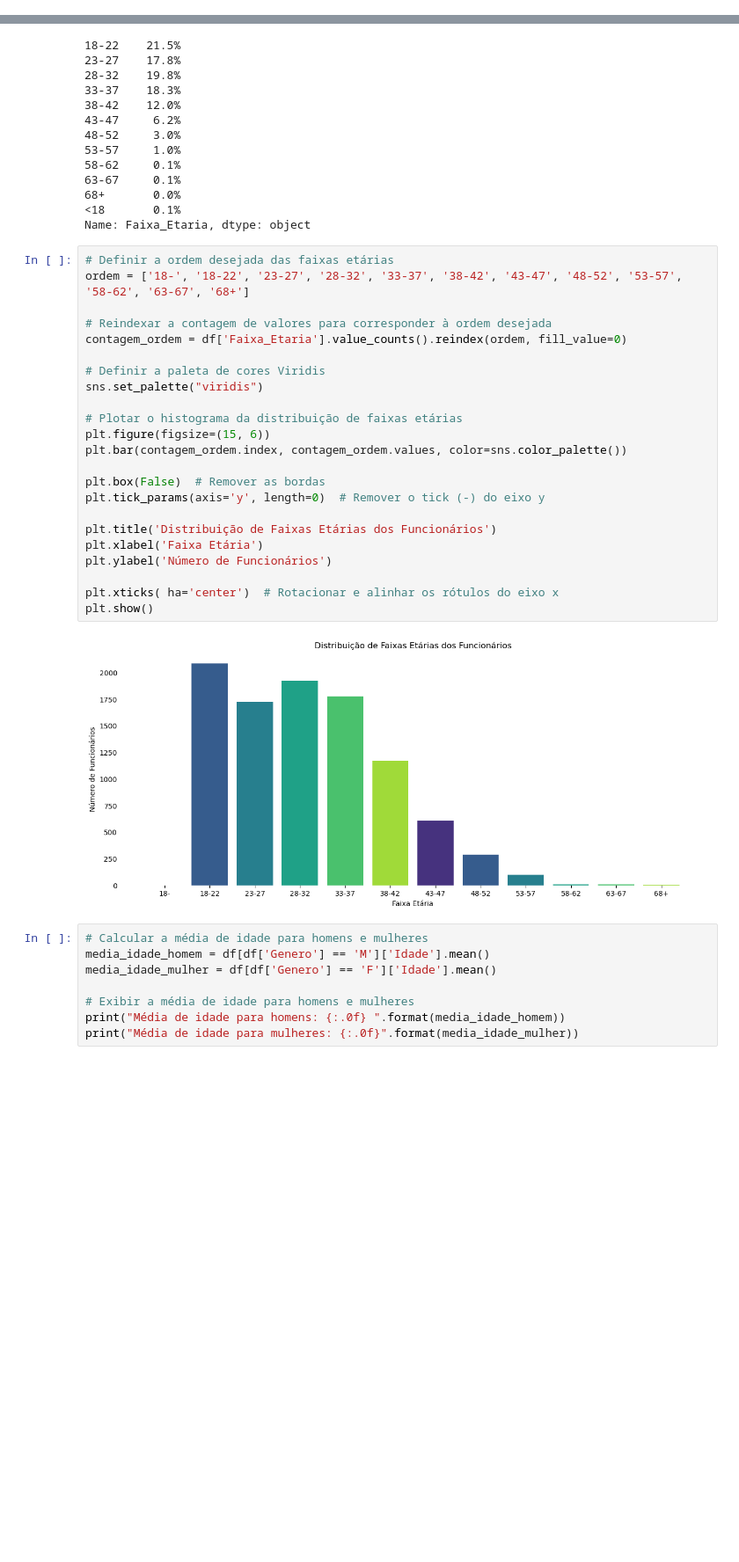
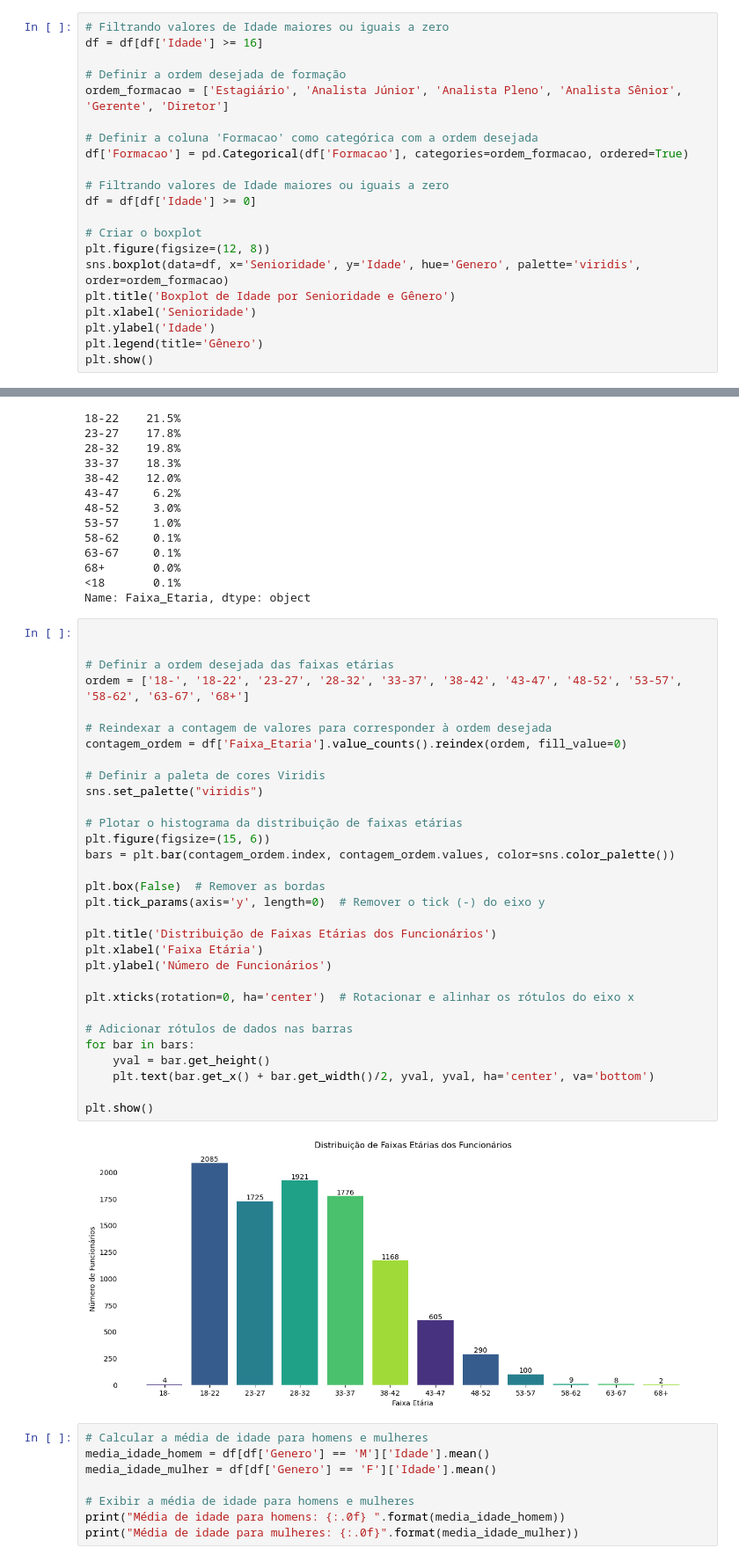
Before and after one commit to pedrolustosab/AdaHack-Dados, a Jupyter notebook: Análise Exploratória.ipynb, the cells around one changed output, grey strips where cells are left out. Shown at 88% size. Cells and saved outputs as stored; diff of their text form; blank space fills up the shorter version.

Commit message:
Idade

```diff
--- a/Análise Exploratória.ipynb
+++ b/Análise Exploratória.ipynb
@@ -675,0 +654,21 @@ plt.show()
+# %%
+# Filtrando valores de Idade maiores ou iguais a zero
+df = df[df['Idade'] >= 16]
+
+# Definir a ordem desejada de formação
+ordem_formacao = ['Estagiário', 'Analista Júnior', 'Analista Pleno', 'Analista Sênior', 'Gerente', 'Diretor']
+
+# Definir a coluna 'Formacao' como categórica com a ordem desejada
+df['Formacao'] = pd.Categorical(df['Formacao'], categories=ordem_formacao, ordered=True)
+
+# Filtrando valores de Idade maiores ou iguais a zero
+df = df[df['Idade'] >= 0]
+
+# Criar o boxplot
+plt.figure(figsize=(12, 8))
+sns.boxplot(data=df, x='Senioridade', y='Idade', hue='Genero', palette='viridis', order=ordem_formacao)
+plt.title('Boxplot de Idade por Senioridade e Gênero')
+plt.xlabel('Senioridade')
+plt.ylabel('Idade')
+plt.legend(title='Gênero')
+plt.show()
@@ -707,30 +708,38 @@ Porcentagem de funcionários em cada faixa etária:
 <18       0.1%
 Name: Faixa_Etaria, dtype: object
 # %%
+
+
 # Definir a ordem desejada das faixas etárias
 ordem = ['18-', '18-22', '23-27', '28-32', '33-37', '38-42', '43-47', '48-52', '53-57', '58-62', '63-67', '68+']
 
 # Reindexar a contagem de valores para corresponder à ordem desejada
 contagem_ordem = df['Faixa_Etaria'].value_counts().reindex(ordem, fill_value=0)
 
 # Definir a paleta de cores Viridis
 sns.set_palette("viridis")
 
 # Plotar o histograma da distribuição de faixas etárias
 plt.figure(figsize=(15, 6))
-plt.bar(contagem_ordem.index, contagem_ordem.values, color=sns.color_palette())
+bars = plt.bar(contagem_ordem.index, contagem_ordem.values, color=sns.color_palette())
 
 plt.box(False)  # Remover as bordas
 plt.tick_params(axis='y', length=0)  # Remover o tick (-) do eixo y
 
 plt.title('Distribuição de Faixas Etárias dos Funcionários')
 plt.xlabel('Faixa Etária')
 plt.ylabel('Número de Funcionários')
 
-plt.xticks( ha='center')  # Rotacionar e alinhar os rótulos do eixo x
+plt.xticks(rotation=0, ha='center')  # Rotacionar e alinhar os rótulos do eixo x
+
+# Adicionar rótulos de dados nas barras
+for bar in bars:
+    yval = bar.get_height()
+    plt.text(bar.get_x() + bar.get_width()/2, yval, yval, ha='center', va='bottom')
+
 plt.show()
 # %% [output]
-[figure, old version]
+[figure, new version]
 # %%
 # Calcular a média de idade para homens e mulheres
 media_idade_homem = df[df['Genero'] == 'M']['Idade'].mean()
```
Also changed, not shown: parts of 8 cells of this notebook, 1 other file.
